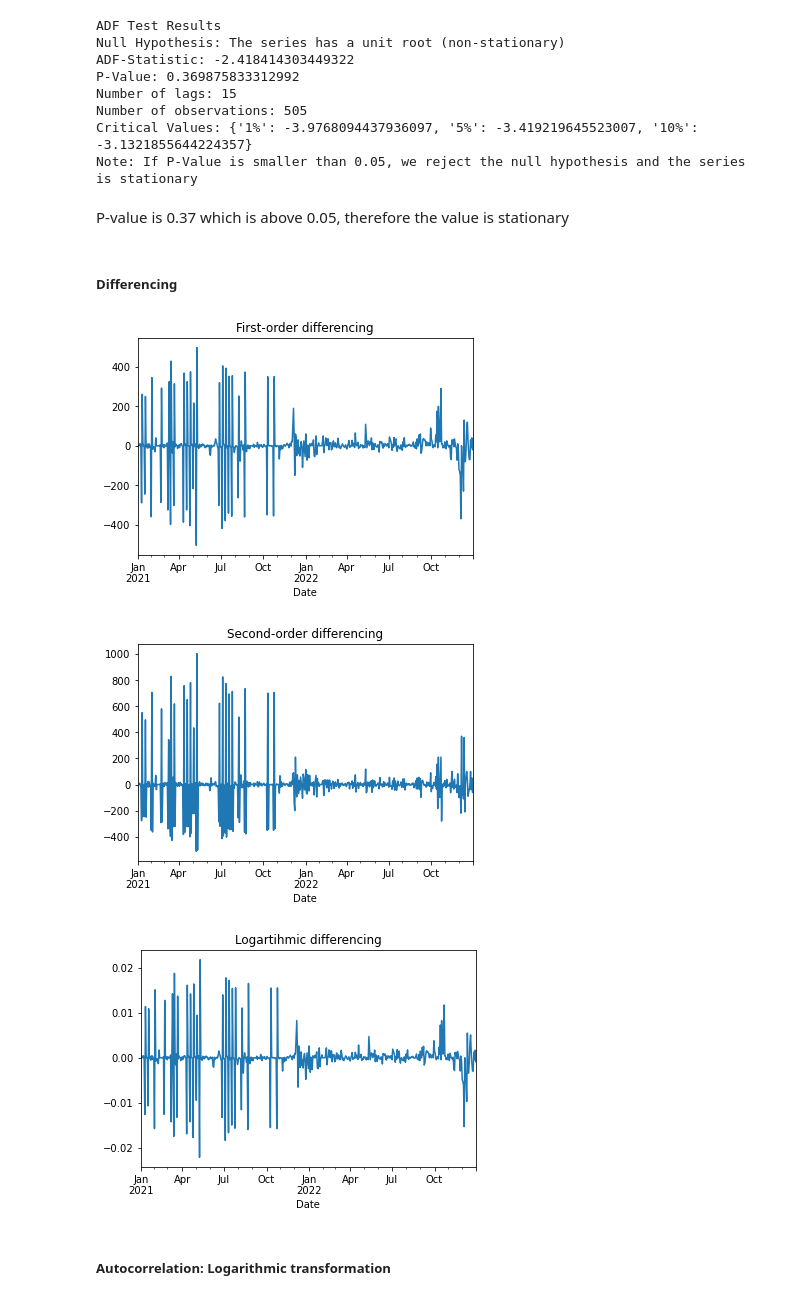
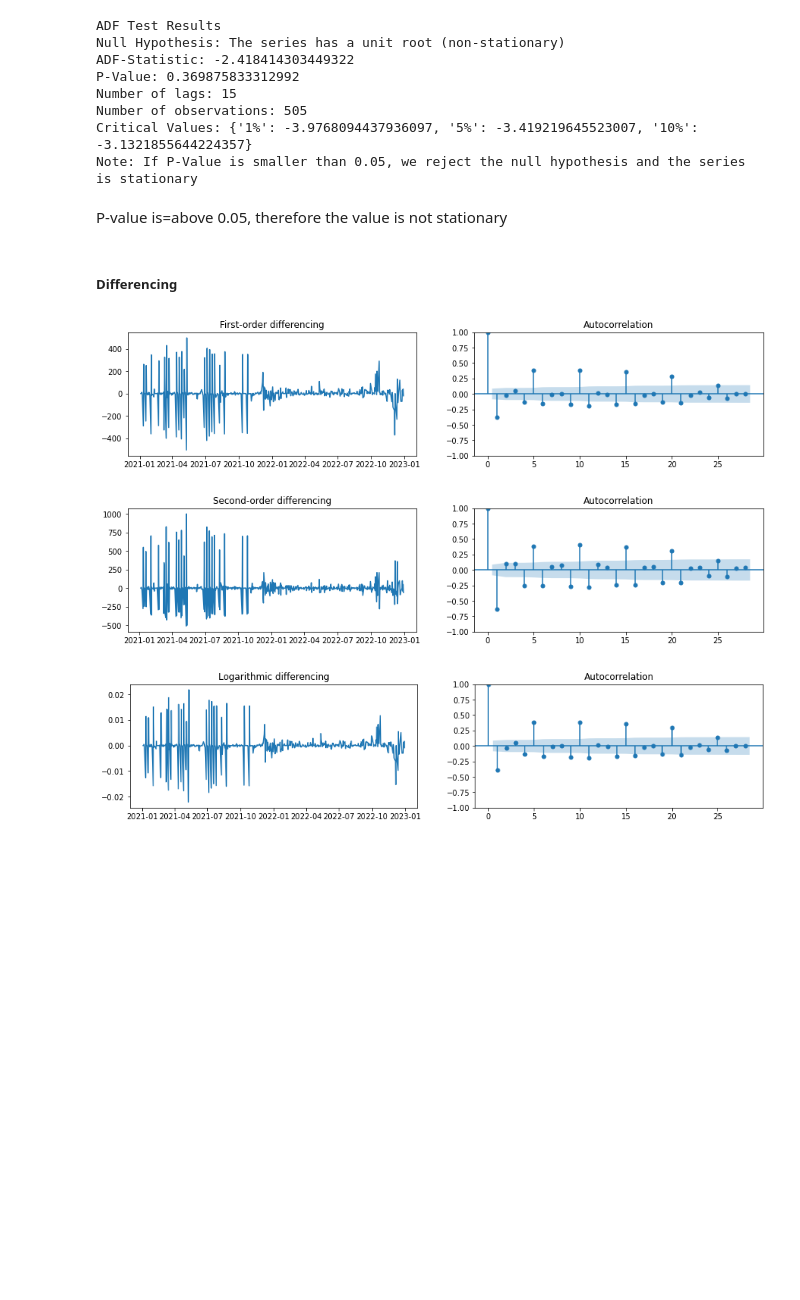
Before and after one commit to czarhirah/Econometrics, a Jupyter notebook: Zah/ARIMA v1.ipynb, the cells around one changed output. Drawn from its saved outputs; the diff is of its cells as text; code cells hidden in the pictures; blank space fills up the shorter version.

```diff
--- a/Zah/ARIMA v1.ipynb
+++ b/Zah/ARIMA v1.ipynb
@@ -56,30 +60,46 @@ Number of observations: 505
 Critical Values: {'1%': -3.9768094437936097, '5%': -3.419219645523007, '10%': -3.1321855644224357}
 Note: If P-Value is smaller than 0.05, we reject the null hypothesis and the series is stationary
 # %% [markdown]
-P-value is 0.37 which is above 0.05, therefore the value is stationary
+P-value is=above 0.05, therefore the value is not stationary
 # %% [markdown]
 ##### Differencing
-# %%
-# First-order differencing
-data['diff1'] = data['Adj Close'].diff()
-data['diff1'].plot()
-plt.title('First-order differencing')
-plt.show()
-
-# Second order differencing
-data['diff2'] = data['Adj Close'].diff().diff()
-data['diff2'].plot()
-plt.title('Second-order differencing')
-plt.show()
-
-# Log differencing
-data['difflog'] = np.log(data['Adj Close']).diff()
-data['difflog'].plot()
-plt.title('Logartihmic differencing')
-plt.show()
-# %% [output]
-[figure, removed]
-[figure, removed]
-[figure, removed]
-# %% [markdown]
-##### Autocorrelation: Logarithmic transformation
+# %%
+# First-order differencing
+data['diff1'] = data['Adj Close'].diff()
+f = plt.figure(figsize=(15,3))
+ax1 = f.add_subplot(121)
+ax1.set_title('First-order differencing')
+ax1.plot(data['diff1'])
+
+data['growth_1'] = data['diff1']*100 # Convert first-order difference to growth rates by mutiplying by 100
+ax2 = f.add_subplot(122)
+plot_acf(data['diff1'].dropna(), ax=ax2)
+plt.show()
+
+# Second order differencing
+data['diff2'] = data['Adj Close'].diff().diff()
+f = plt.figure(figsize=(15,3))
+ax1 = f.add_subplot(121)
+ax1.set_title('Second-order differencing')
+ax1.plot(data['diff2'])
+
+data['growth_2'] = data['diff2']*100 # Convert first-order difference to growth rates by mutiplying by 100
+ax2 = f.add_subplot(122)
+plot_acf(data['diff2'].dropna(), ax=ax2)
+plt.show()
+
+# Log differencing
+data['difflog'] = np.log(data['Adj Close']).diff()
+f = plt.figure(figsize=(15,3))
+ax1 = f.add_subplot(121)
+ax1.set_title('Logarithmic differencing')
+ax1.plot(data['difflog'])
+
+data['growth_log'] = data['difflog']*100 # Convert first-order difference to growth rates by mutiplying by 100
+ax2 = f.add_subplot(122)
+plot_acf(data['difflog'].dropna(), ax=ax2)
+plt.show()
+# %% [output]
+[figure, added]
+[figure, added]
+[figure, added]
```
Also changed, not shown: parts of 15 cells of this notebook.
